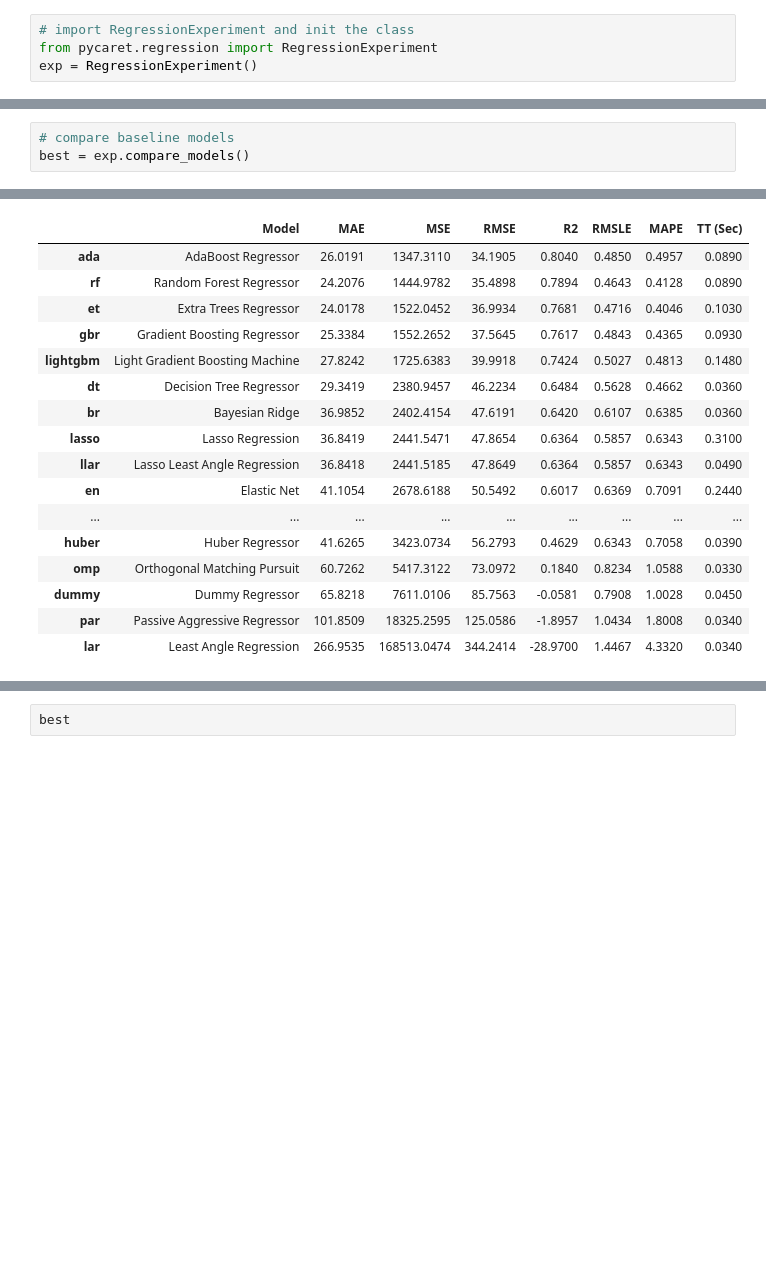
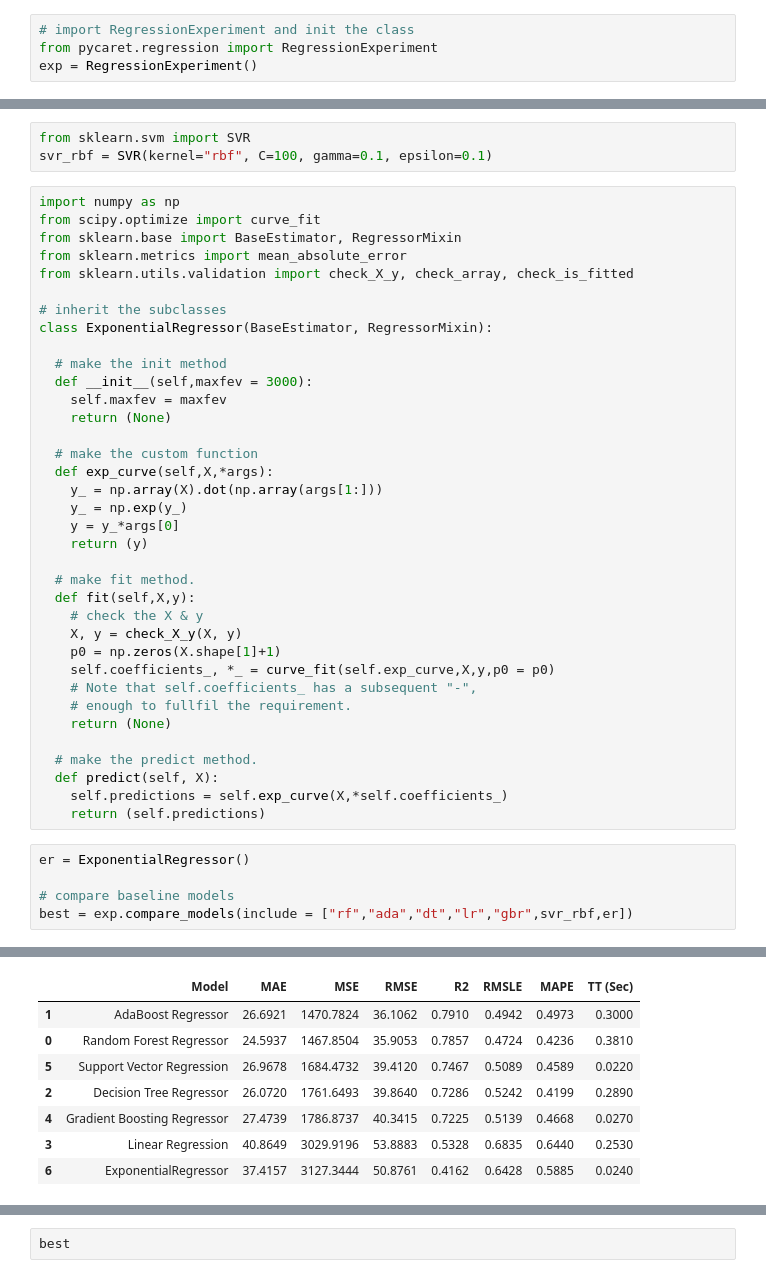
Before and after one commit to phenology/springtime, a Jupyter notebook: docs/notebooks/mk_model_comparision_pycaret.ipynb, the cells around one changed output, grey strips where cells are left out. Saved outputs shown, nothing was run; the diff lists cells and outputs as text; blank space fills up the shorter version.

```diff
--- a/docs/notebooks/mk_model_comparision_pycaret.ipynb
+++ b/docs/notebooks/mk_model_comparision_pycaret.ipynb
@@ -73,26 +75,58 @@ exp.setup(df, target = 'breaking leaf buds_doy', session_id = 123)
 <pycaret.regression.oop.RegressionExperiment at 0x...>
+# %%
+from sklearn.svm import SVR
+svr_rbf = SVR(kernel="rbf", C=100, gamma=0.1, epsilon=0.1)
+# %%
+import numpy as np
+from scipy.optimize import curve_fit
+from sklearn.base import BaseEstimator, RegressorMixin
+from sklearn.metrics import mean_absolute_error
+from sklearn.utils.validation import check_X_y, check_array, check_is_fitted
+
+# inherit the subclasses
+class ExponentialRegressor(BaseEstimator, RegressorMixin):
+
+  # make the init method
+  def __init__(self,maxfev = 3000):
+    self.maxfev = maxfev
+    return (None)
+
+  # make the custom function
+  def exp_curve(self,X,*args):
+    y_ = np.array(X).dot(np.array(args[1:]))
+    y_ = np.exp(y_)
+    y = y_*args[0]
+    return (y)
+
+  # make fit method.
+  def fit(self,X,y):
+    # check the X & y
+    X, y = check_X_y(X, y)
+    p0 = np.zeros(X.shape[1]+1)
+    self.coefficients_, *_ = curve_fit(self.exp_curve,X,y,p0 = p0)
+    # Note that self.coefficients_ has a subsequent "-",
+    # enough to fullfil the requirement.
+    return (None)
+
+  # make the predict method.
+  def predict(self, X):
+    self.predictions = self.exp_curve(X,*self.coefficients_)
+    return (self.predictions)
 # %%
+er = ExponentialRegressor()
+
 # compare baseline models
-best = exp.compare_models()
+best = exp.compare_models(include = ["rf","ada","dt","lr","gbr",svr_rbf,er])
 # %% [output]
 [interactive output not drawn]
 |  | Model | MAE | MSE | RMSE | R2 | RMSLE | MAPE | TT (Sec) |
-| ada | AdaBoost Regressor | 26.0191 | 1347.3110 | 34.1905 | 0.8040 | 0.4850 | 0.4957 | 0.0890 |
-| rf | Random Forest Regressor | 24.2076 | 1444.9782 | 35.4898 | 0.7894 | 0.4643 | 0.4128 | 0.0890 |
-| et | Extra Trees Regressor | 24.0178 | 1522.0452 | 36.9934 | 0.7681 | 0.4716 | 0.4046 | 0.1030 |
-| gbr | Gradient Boosting Regressor | 25.3384 | 1552.2652 | 37.5645 | 0.7617 | 0.4843 | 0.4365 | 0.0930 |
-| lightgbm | Light Gradient Boosting Machine | 27.8242 | 1725.6383 | 39.9918 | 0.7424 | 0.5027 | 0.4813 | 0.1480 |
-| dt | Decision Tree Regressor | 29.3419 | 2380.9457 | 46.2234 | 0.6484 | 0.5628 | 0.4662 | 0.0360 |
-| br | Bayesian Ridge | 36.9852 | 2402.4154 | 47.6191 | 0.6420 | 0.6107 | 0.6385 | 0.0360 |
-| lasso | Lasso Regression | 36.8419 | 2441.5471 | 47.8654 | 0.6364 | 0.5857 | 0.6343 | 0.3100 |
-| llar | Lasso Least Angle Regression | 36.8418 | 2441.5185 | 47.8649 | 0.6364 | 0.5857 | 0.6343 | 0.0490 |
-| en | Elastic Net | 41.1054 | 2678.6188 | 50.5492 | 0.6017 | 0.6369 | 0.7091 | 0.2440 |
-| ... | ... | ... | ... | ... | ... | ... | ... | ... |
-| huber | Huber Regressor | 41.6265 | 3423.0734 | 56.2793 | 0.4629 | 0.6343 | 0.7058 | 0.0390 |
-| omp | Orthogonal Matching Pursuit | 60.7262 | 5417.3122 | 73.0972 | 0.1840 | 0.8234 | 1.0588 | 0.0330 |
-| dummy | Dummy Regressor | 65.8218 | 7611.0106 | 85.7563 | -0.0581 | 0.7908 | 1.0028 | 0.0450 |
-| par | Passive Aggressive Regressor | 101.8509 | 18325.2595 | 125.0586 | -1.8957 | 1.0434 | 1.8008 | 0.0340 |
-| lar | Least Angle Regression | 266.9535 | 168513.0474 | 344.2414 | -28.9700 | 1.4467 | 4.3320 | 0.0340 |
+| 1 | AdaBoost Regressor | 26.6921 | 1470.7824 | 36.1062 | 0.7910 | 0.4942 | 0.4973 | 0.3000 |
+| 0 | Random Forest Regressor | 24.5937 | 1467.8504 | 35.9053 | 0.7857 | 0.4724 | 0.4236 | 0.3810 |
+| 5 | Support Vector Regression | 26.9678 | 1684.4732 | 39.4120 | 0.7467 | 0.5089 | 0.4589 | 0.0220 |
+| 2 | Decision Tree Regressor | 26.0720 | 1761.6493 | 39.8640 | 0.7286 | 0.5242 | 0.4199 | 0.2890 |
+| 4 | Gradient Boosting Regressor | 27.4739 | 1786.8737 | 40.3415 | 0.7225 | 0.5139 | 0.4668 | 0.0270 |
+| 3 | Linear Regression | 40.8649 | 3029.9196 | 53.8883 | 0.5328 | 0.6835 | 0.6440 | 0.2530 |
+| 6 | ExponentialRegressor | 37.4157 | 3127.3444 | 50.8761 | 0.4162 | 0.6428 | 0.5885 | 0.0240 |
 [interactive output not drawn]
 # %%
 best
```
Also changed, not shown: parts of 5 cells of this notebook.
